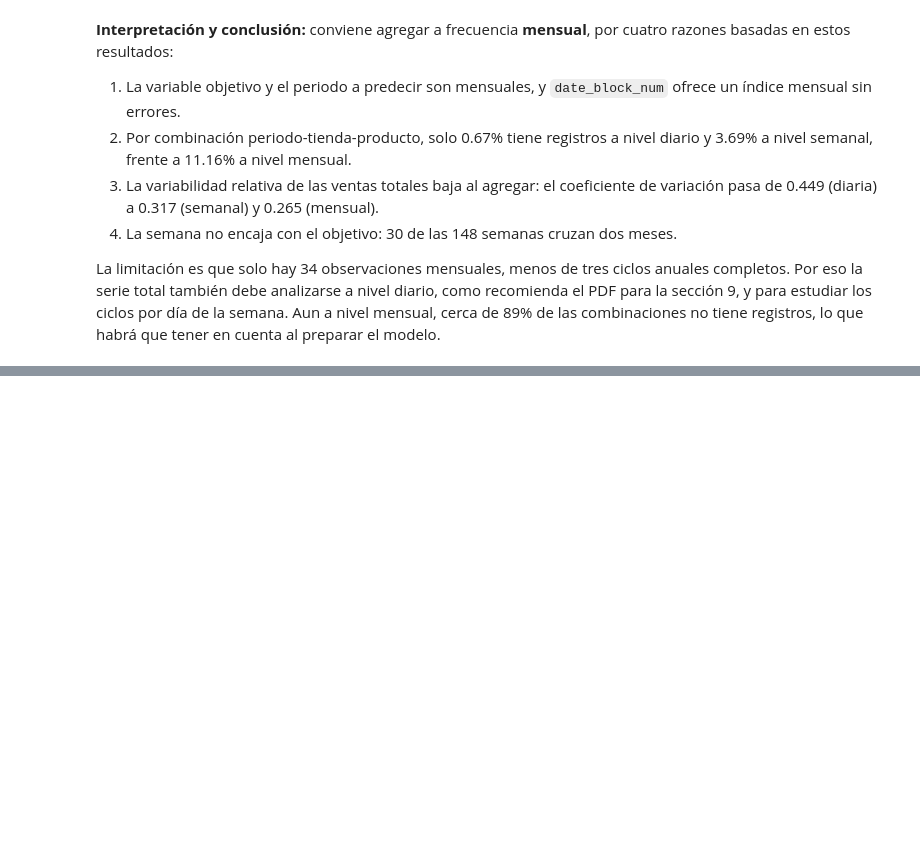
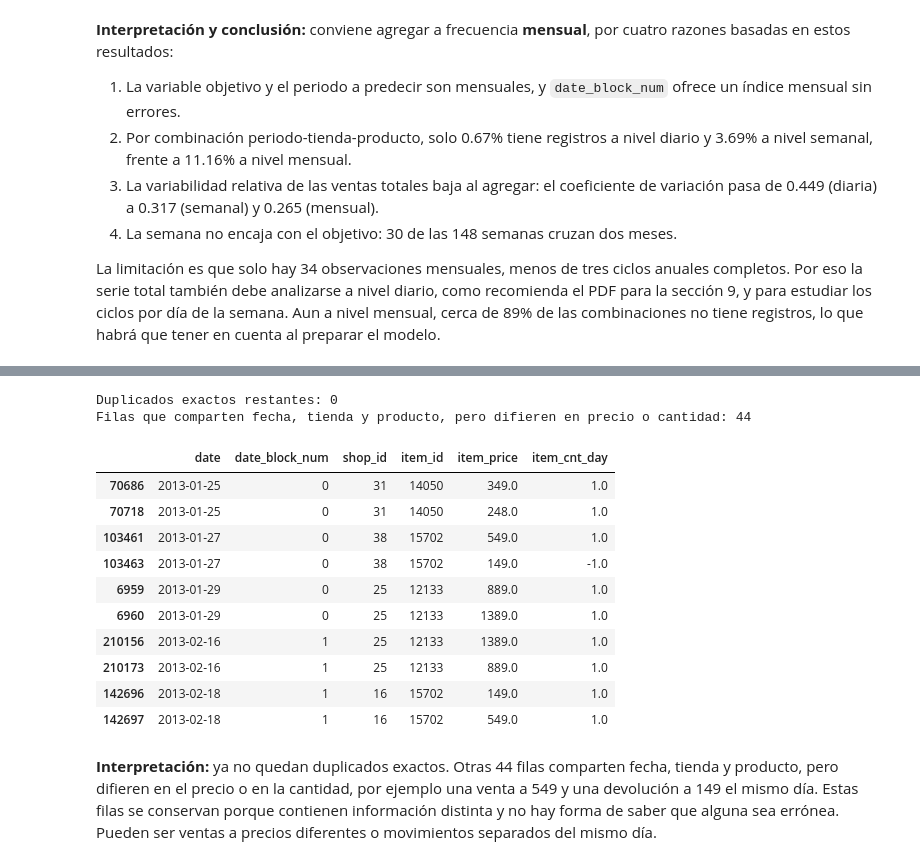
Before and after one commit to Santacruz97/predict-future-sales, a Jupyter notebook: notebooks/01_exploratory_data_analysis.ipynb, the cells around one changed output, grey strips where cells are left out. Saved outputs shown, nothing was run; the diff lists cells and outputs as text; code cells hidden in the pictures; blank space fills up the shorter version.

```diff
--- a/notebooks/01_exploratory_data_analysis.ipynb
+++ b/notebooks/01_exploratory_data_analysis.ipynb
@@ -429,0 +644,26 @@ La limitación es que solo hay 34 observaciones mensuales, menos de tres ciclos
+# %%
+sales = sales.drop_duplicates(keep="first")
+tablas["sales_train"] = sales
+
+clave_diaria = ["date", "shop_id", "item_id"]
+misma_clave = sales[sales.duplicated(clave_diaria, keep=False)].sort_values(clave_diaria)
+
+print(f"Duplicados exactos restantes: {sales.duplicated().sum():,}")
+print(f"Filas que comparten fecha, tienda y producto, pero difieren en precio o cantidad: {len(misma_clave):,}")
+misma_clave.head(10)
+# %% [output]
+Duplicados exactos restantes: 0
+Filas que comparten fecha, tienda y producto, pero difieren en precio o cantidad: 44
+|  | date | date_block_num | shop_id | item_id | item_price | item_cnt_day |
+| 70686 | 2013-01-25 | 0 | 31 | 14050 | 349.0 | 1.0 |
+| 70718 | 2013-01-25 | 0 | 31 | 14050 | 248.0 | 1.0 |
+| 103461 | 2013-01-27 | 0 | 38 | 15702 | 549.0 | 1.0 |
+| 103463 | 2013-01-27 | 0 | 38 | 15702 | 149.0 | -1.0 |
+| 6959 | 2013-01-29 | 0 | 25 | 12133 | 889.0 | 1.0 |
+| 6960 | 2013-01-29 | 0 | 25 | 12133 | 1389.0 | 1.0 |
+| 210156 | 2013-02-16 | 1 | 25 | 12133 | 1389.0 | 1.0 |
+| 210173 | 2013-02-16 | 1 | 25 | 12133 | 889.0 | 1.0 |
+| 142696 | 2013-02-18 | 1 | 16 | 15702 | 149.0 | 1.0 |
+| 142697 | 2013-02-18 | 1 | 16 | 15702 | 549.0 | 1.0 |
+# %% [markdown]
+**Interpretación:** ya no quedan duplicados exactos. Otras 44 filas comparten fecha, tienda y producto, pero difieren en el precio o en la cantidad, por ejemplo una venta a 549 y una devolución a 149 el mismo día. Estas filas se conservan porque contienen información distinta y no hay forma de saber que alguna sea errónea. Pueden ser ventas a precios diferentes o movimientos separados del mismo día.
```
Also changed, not shown: parts of 35 cells of this notebook.
